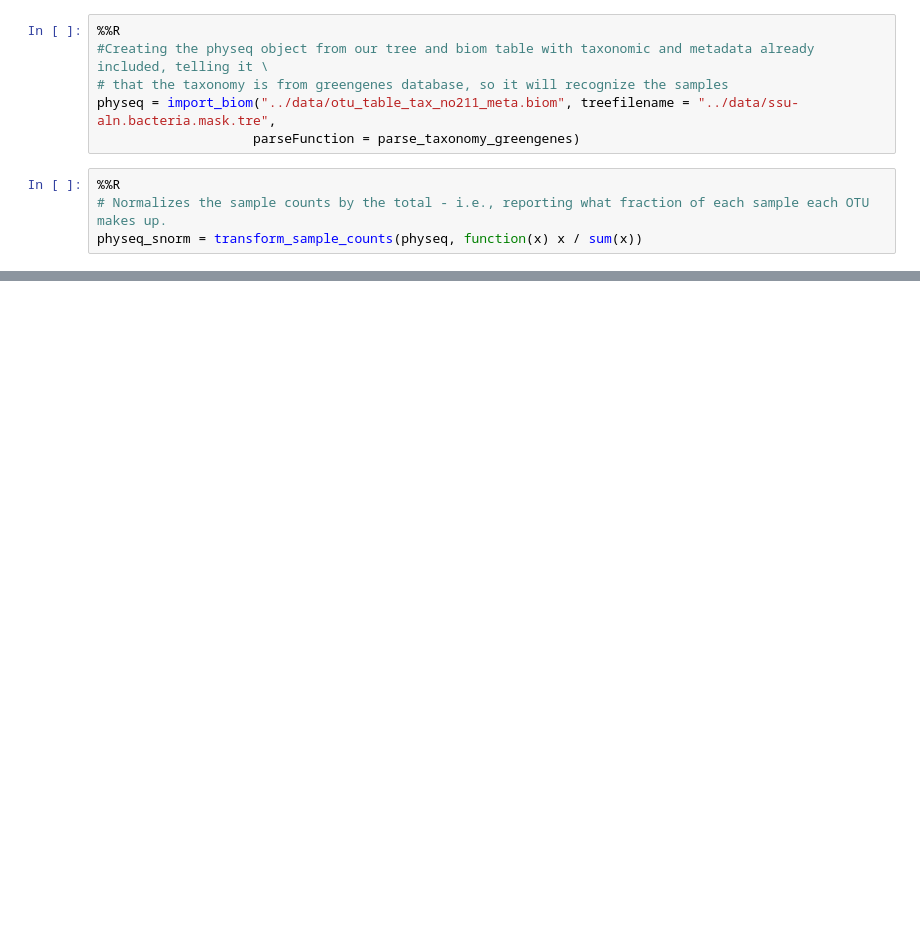
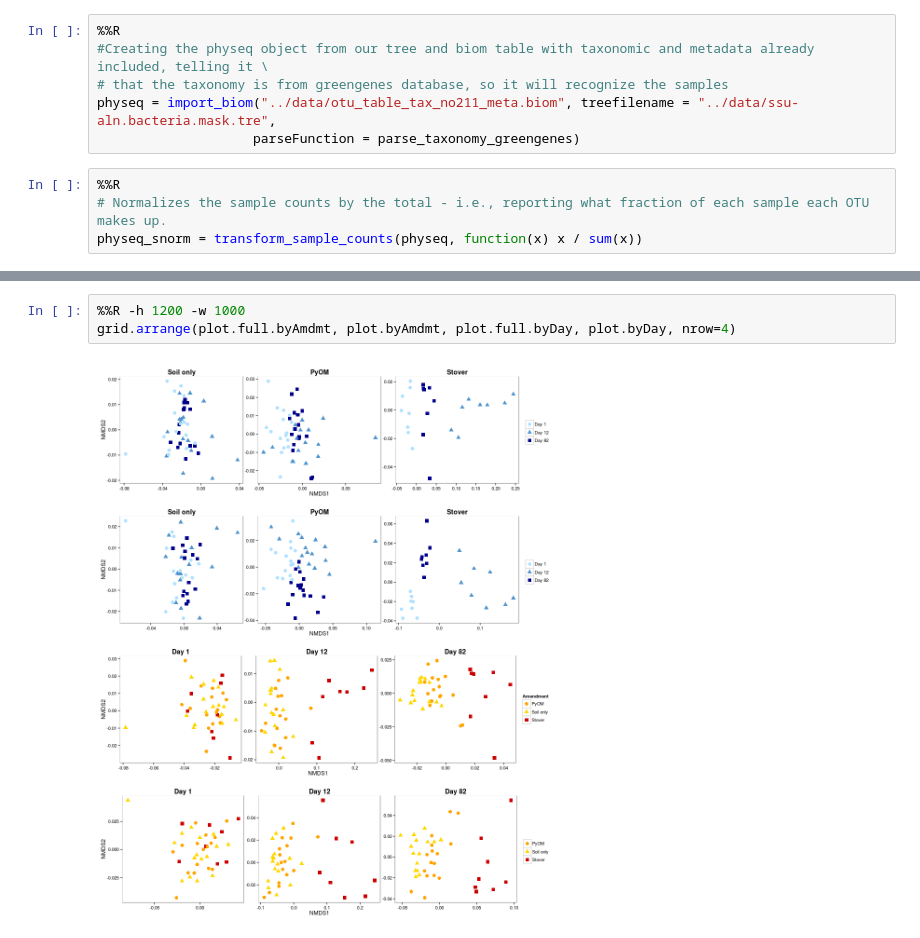
Before and after one commit to TheaWhitman/PyOM, a Jupyter notebook: manuscript_figures/NMDS_byDay_byAmdmt.ipynb, the cells around one changed output, grey strips where cells are left out. Saved outputs shown, nothing was run; the diff lists cells and outputs as text; blank space fills up the shorter version.

```diff
--- a/manuscript_figures/NMDS_byDay_byAmdmt.ipynb
+++ b/manuscript_figures/NMDS_byDay_byAmdmt.ipynb
@@ -279,0 +312,5 @@ Joining by: Axis.1, Axis.2, Axis.3, Plants, DayAmdmt, Amdmt, ID, Day
+# %%
+%%R -h 1200 -w 1000
+grid.arrange(plot.full.byAmdmt, plot.byAmdmt, plot.full.byDay, plot.byDay, nrow=4)
+# %% [output]
+[figure, added]
```
Also changed, not shown: parts of 13 cells of this notebook, 1 other file.
